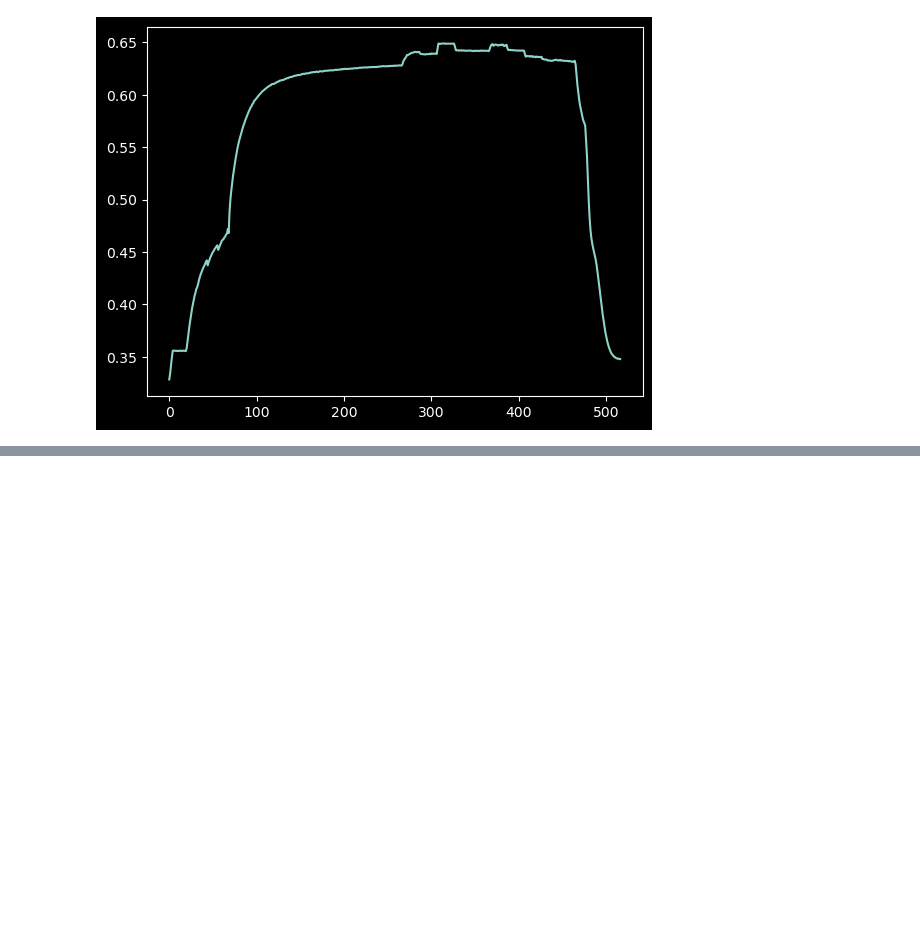
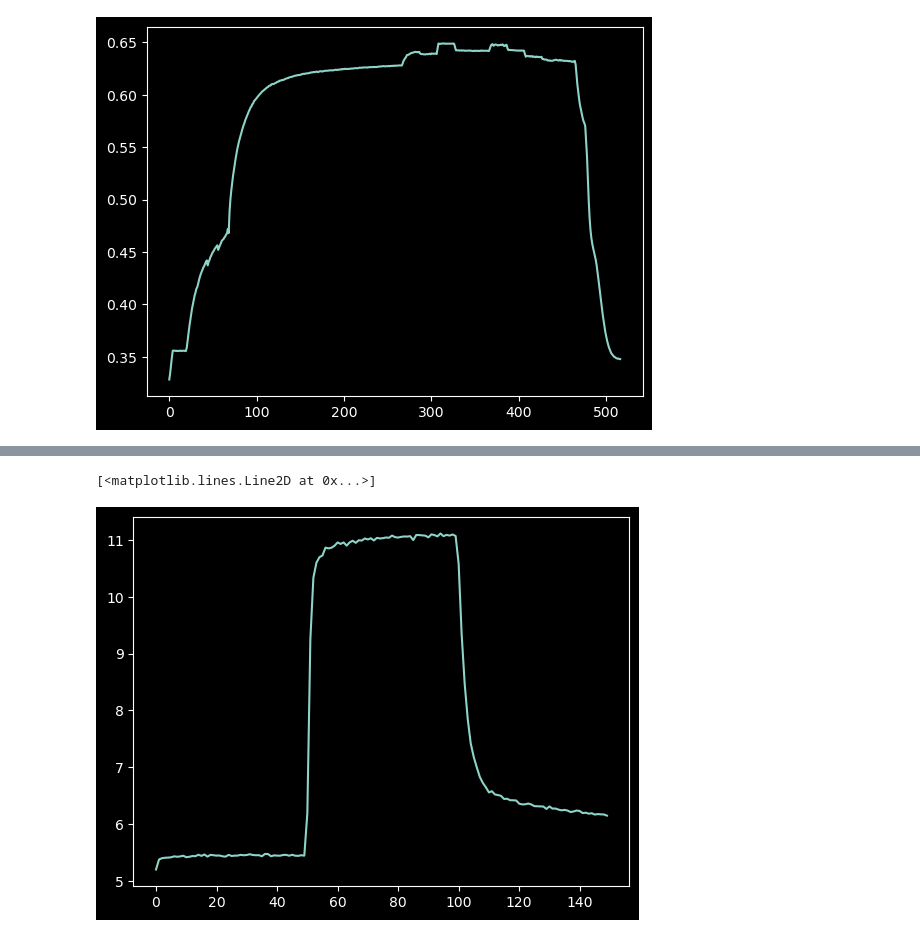
Before and after one commit to Jan-IngenHousz-Institute/ambit, a Jupyter notebook: ambyte.ipynb, the cells around one changed output, grey strips where cells are left out. Cells and saved outputs as stored; diff of their text form; code cells hidden in the pictures; blank space fills up the shorter version.

```diff
--- a/ambyte.ipynb
+++ b/ambyte.ipynb
@@ -140,6 +140,22 @@ with serial.Serial("COM31", 115200) as ser:
 [  2179][V][u_adpd6100.cpp:763] preset_config_4(): [ADPD] Preset_config 4 set for timeslot:6. Total 0 bytes
 [  2190][V][u_adpd6100.cpp:763] preset_config_4(): [ADPD] Preset_config 4 set for timeslot:7. Total 0 bytes
 [  2200][V][u_adpd6100.cpp:763] preset_config_4(): [ADPD] Preset_config 4 set for timeslot:8. Total 0 bytes
+# %%
+def get_trace(ser):
+    wait_for_control(ser, 212, 35)
+    ser.write(bytes([202]))
+    wait_for_control(ser, 212, 5)
+    a = ser.read(7)
+    wait_for_control(ser, 255, 0.01)
+    ser.write(bytes([200]))
+    arr1 = np.frombuffer(ser.read((a[2] * 256 + a[3]) * 4), dtype=np.uint32)
+    cs = arr1.sum()%256
+    cs1 = ser.read(4)[3]
+    if (cs == cs1): print('checked')
+
+    wait_for_control(ser, 255, 0.01)
+    ser.write(bytes([180]))
+    return (cs == cs1), arr1
 # %%
 with serial.Serial("COM31", 115200, timeout = 50) as ser:
     ser.write(bytes([160] + [1, 2, 0, 0, 0, 0, 0, 0]))
@@ -220,0 +217,21 @@ np.frombuffer(buf, np.uint32).sum()%256
+# %%
+with serial.Serial("COM31", 115200) as ser:
+    ser.write(bytes([160] + [1, 2, 6, 6, 2, 6, 6, 0]))  # gains
+
+    ser.write(bytes([160] + [2, 110, 60, 20, 0, 0, 0, 0]))
+
+    ser.write(bytes([160] + [10, 0, 0, 0, 0, 0, 0, 0]))
+
+    ser.write(bytes([160] + [21, 3, 0, 0, 0, 0, 0, 0]))
+
+    ser.write(bytes([1, 0, 0, 50, 0, 50, 0, 2]))
+    ser.write(bytes([1, 0, 0, 50, 0, 50, 50, 2]))
+    ser.write(bytes([1, 0, 0, 50, 0, 50, 0, 2]))
+    time.sleep(2.5)
+
+    _, arr1 = get_trace(ser)
+    _, arr2 = get_trace(ser)
+    _, arr3 = get_trace(ser)
+    _, arr4 = get_trace(ser)
+    _, arr5 = get_trace(ser)
+    _, arr6 = get_trace(ser)
@@ -220,0 +256,5 @@ np.frombuffer(buf, np.uint32).sum()%256
+# %%
+plt.plot(arr1/arr2)
+# %% [output]
+[<matplotlib.lines.Line2D at 0x...>]
+[figure, added]
```
Also changed, not shown: parts of 7 cells of this notebook, 3 other files.
